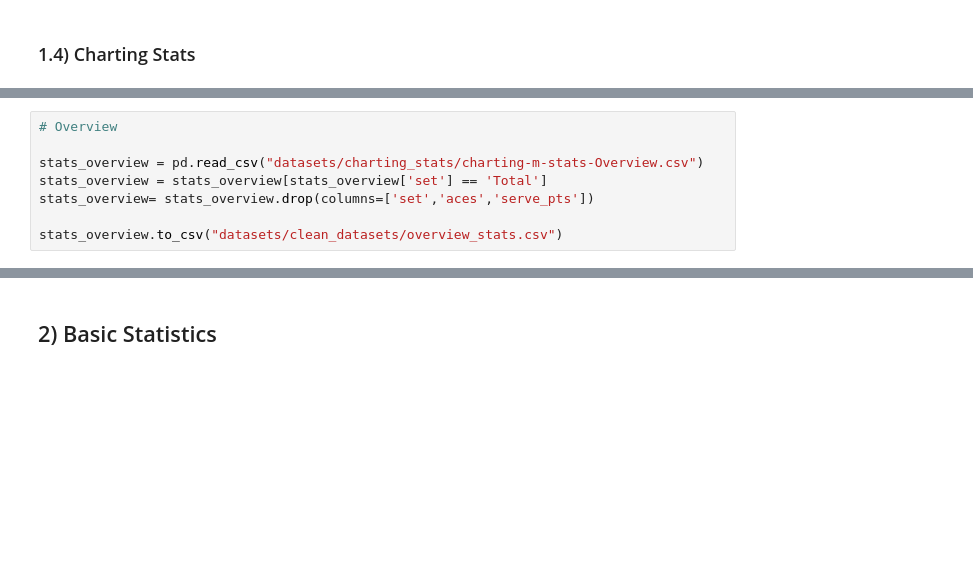
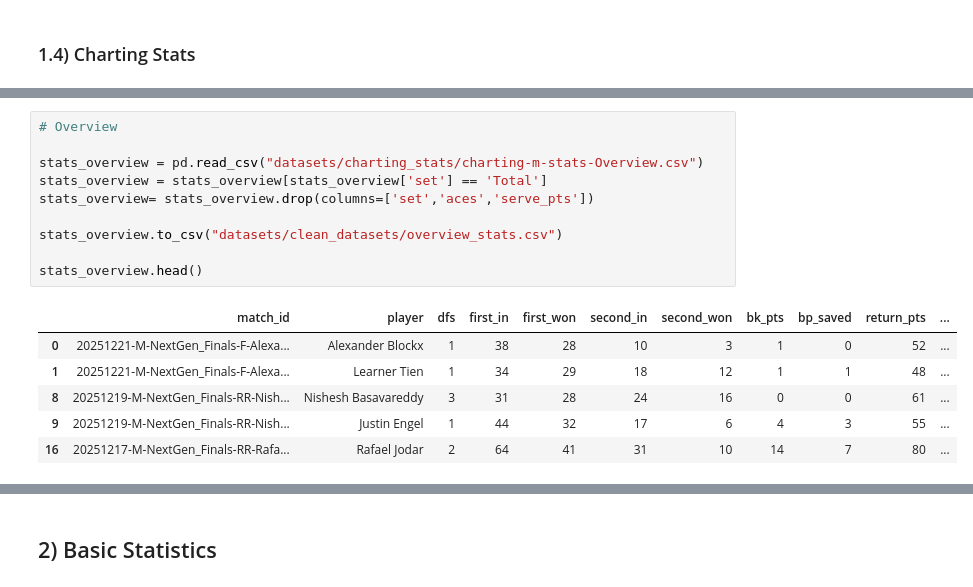
Before and after one commit to com-480-data-visualization/nadal-prime, a Jupyter notebook: M1_preprocessing.ipynb, the cells around one changed output, grey strips where cells are left out. Drawn from its saved outputs; the diff is of its cells as text; blank space fills up the shorter version.

```diff
--- a/M1_preprocessing.ipynb
+++ b/M1_preprocessing.ipynb
@@ -178,11 +197,20 @@ df_shots.to_csv("datasets/clean_datasets/shots_stats.csv")
 # %%
 # Overview
 
 stats_overview = pd.read_csv("datasets/charting_stats/charting-m-stats-Overview.csv")
 stats_overview = stats_overview[stats_overview['set'] == 'Total']
 stats_overview= stats_overview.drop(columns=['set','aces','serve_pts'])
 
 stats_overview.to_csv("datasets/clean_datasets/overview_stats.csv")
+
+stats_overview.head()
+# %% [output]
+|  | match_id | player | dfs | first_in | first_won | second_in | second_won | bk_pts | bp_saved | return_pts | ... |
+| 0 | 20251221-M-NextGen_Finals-F-Alexa... | Alexander Blockx | 1 | 38 | 28 | 10 | 3 | 1 | 0 | 52 | ... |
+| 1 | 20251221-M-NextGen_Finals-F-Alexa... | Learner Tien | 1 | 34 | 29 | 18 | 12 | 1 | 1 | 48 | ... |
+| 8 | 20251219-M-NextGen_Finals-RR-Nish... | Nishesh Basavareddy | 3 | 31 | 28 | 24 | 16 | 0 | 0 | 61 | ... |
+| 9 | 20251219-M-NextGen_Finals-RR-Nish... | Justin Engel | 1 | 44 | 32 | 17 | 6 | 4 | 3 | 55 | ... |
+| 16 | 20251217-M-NextGen_Finals-RR-Rafa... | Rafael Jodar | 2 | 64 | 41 | 31 | 10 | 14 | 7 | 80 | ... |
 # %%
 # Net Points
 net_points = pd.read_csv("datasets/charting_stats/charting-m-stats-NetPoints.csv")
```
Also changed, not shown: parts of 11 cells of this notebook, 6 other files.
